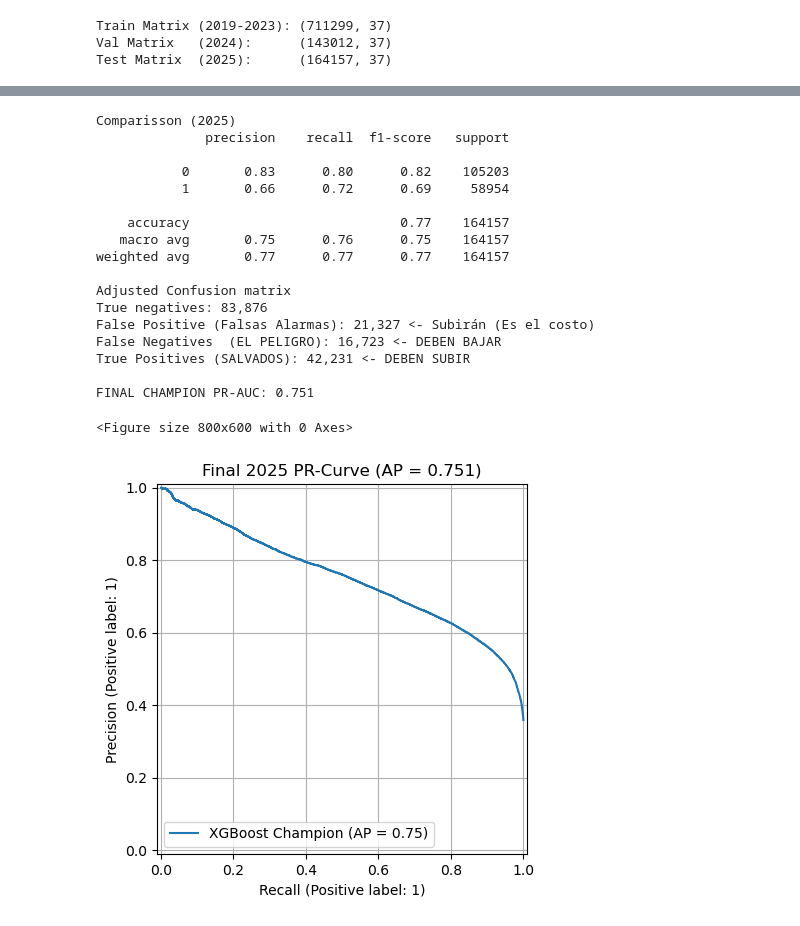
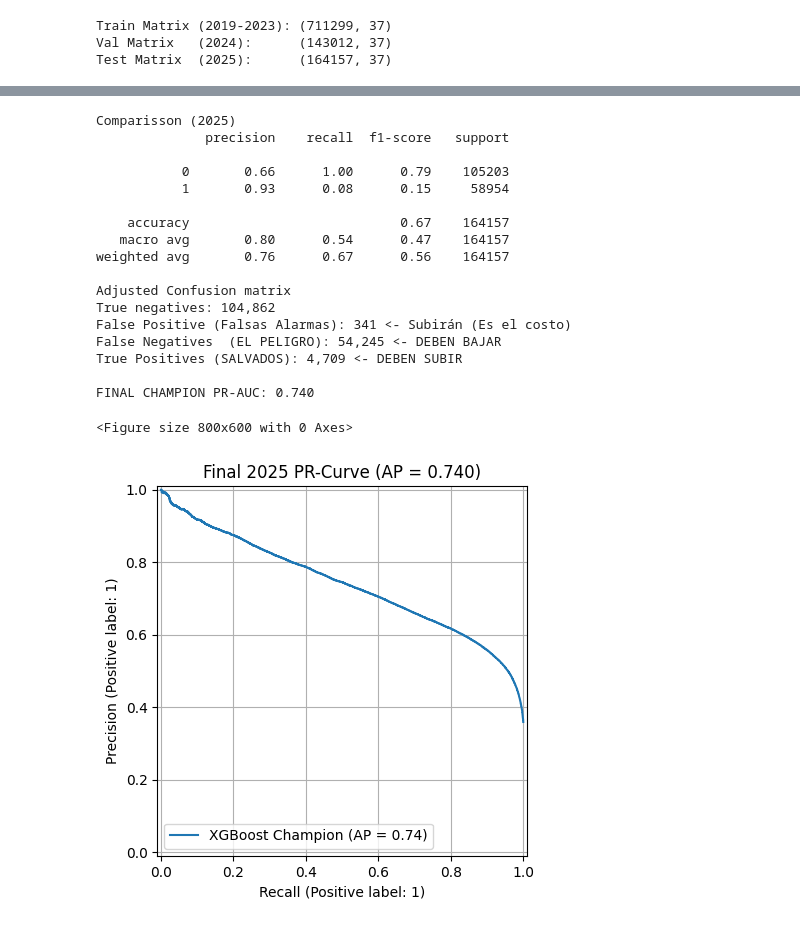
Before and after one commit to eldeivid420/MLforFloodPrediction, a Jupyter notebook: src/models/XGBoost.ipynb, the cells around one changed output, grey strips where cells are left out. Cells and saved outputs as stored; diff of their text form; code cells hidden in the pictures.

Commit message:
feat added final models

```diff
--- a/src/models/XGBoost.ipynb
+++ b/src/models/XGBoost.ipynb
@@ -225,14 +213,0 @@ search = RandomizedSearchCV(
-# %%
-start_time = time.time()
-search.fit(X_tune, y_tune)
-end_time = time.time()
-
-print(f"\nExecution Time: {(end_time - start_time) / 60:.2f} minutes")
-print("CHAMPION ARCHITECTURE FOUND:")
-for param, value in search.best_params_.items():
-    print(f"-> {param}: {value}")
-
-print(f"\nChampion PR-AUC on 2024 Validation: {search.best_score_:.4f}")
-
-# Extract the champion model for Phase 3
-champion_model = search.best_estimator_
@@ -341,0 +354,9 @@ plt.show()
+# %%
+champion_model, winner_threshold, xgb_tuning_results, execution_minutes = hyperparameter_tuning_xgboost(
+    X_train=X_train,
+    y_train=y_train,
+    X_val=X_val,
+    y_val=y_val,
+    classes_weights=classes_weights,
+    run_seed=42
+)
@@ -342,44 +440,51 @@ plt.show()
 # %%
-winner_threshold = 0.40 # Since we prefer a high recall rather than precision
-
 # Calculating probabilities for the test set
 y_test_proba = champion_model.predict_proba(X_test)[:, 1]
 
 # Predictions based on the winning threshold
 y_pred_final = (y_test_proba >= winner_threshold).astype(int)
 
 # Result metrics
 print(f"\nComparisson (2025)")
 print(classification_report(y_test, y_pred_final))
+
+# Confusion matrix
+tn, fp, fn, tp = confusion_matrix(y_test, y_pred_final).ravel()
+print("Adjusted Confusion matrix")
+print(f"True negatives: {tn:,}")
+print(f"False Positive (Falsas Alarmas): {fp:,} <- Subirán (Es el costo)")
+print(f"False Negatives  (EL PELIGRO): {fn:,} <- DEBEN BAJAR")
+print(f"True Positives (SALVADOS): {tp:,} <- DEBEN SUBIR")
+
 
 # PR-AUC
 ap_final = average_precision_score(y_test, y_test_proba)
 print(f"\nFINAL CHAMPION PR-AUC: {ap_final:.3f}")
 
 # Graph for the RP-AUC Curve
 plt.figure(figsize=(8, 6))
 PrecisionRecallDisplay.from_predictions(y_test, y_test_proba, name="XGBoost Champion")
 plt.title(f"Final 2025 PR-Curve (AP = {ap_final:.3f})")
 plt.grid(True)
 plt.show()
 # %% [output]
 Comparisson (2025)
               precision    recall  f1-score   support
 
-           0       0.83      0.80      0.82    105203
-           1       0.66      0.72      0.69     58954
+           0       0.66      1.00      0.79    105203
+           1       0.93      0.08      0.15     58954
 
-    accuracy                           0.77    164157
-   macro avg       0.75      0.76      0.75    164157
-weighted avg       0.77      0.77      0.77    164157
+    accuracy                           0.67    164157
+   macro avg       0.80      0.54      0.47    164157
+weighted avg       0.76      0.67      0.56    164157
 
 Adjusted Confusion matrix
-True negatives: 83,876
-False Positive (Falsas Alarmas): 21,327 <- Subirán (Es el costo)
-False Negatives  (EL PELIGRO): 16,723 <- DEBEN BAJAR
-True Positives (SALVADOS): 42,231 <- DEBEN SUBIR
+True negatives: 104,862
+False Positive (Falsas Alarmas): 341 <- Subirán (Es el costo)
+False Negatives  (EL PELIGRO): 54,245 <- DEBEN BAJAR
+True Positives (SALVADOS): 4,709 <- DEBEN SUBIR
 
-FINAL CHAMPION PR-AUC: 0.751
+FINAL CHAMPION PR-AUC: 0.740
 <Figure size 800x600 with 0 Axes>
-[figure, old version]
+[figure, new version]
 # %%
```
Also changed, not shown: parts of 14 cells of this notebook, 4 other files.
